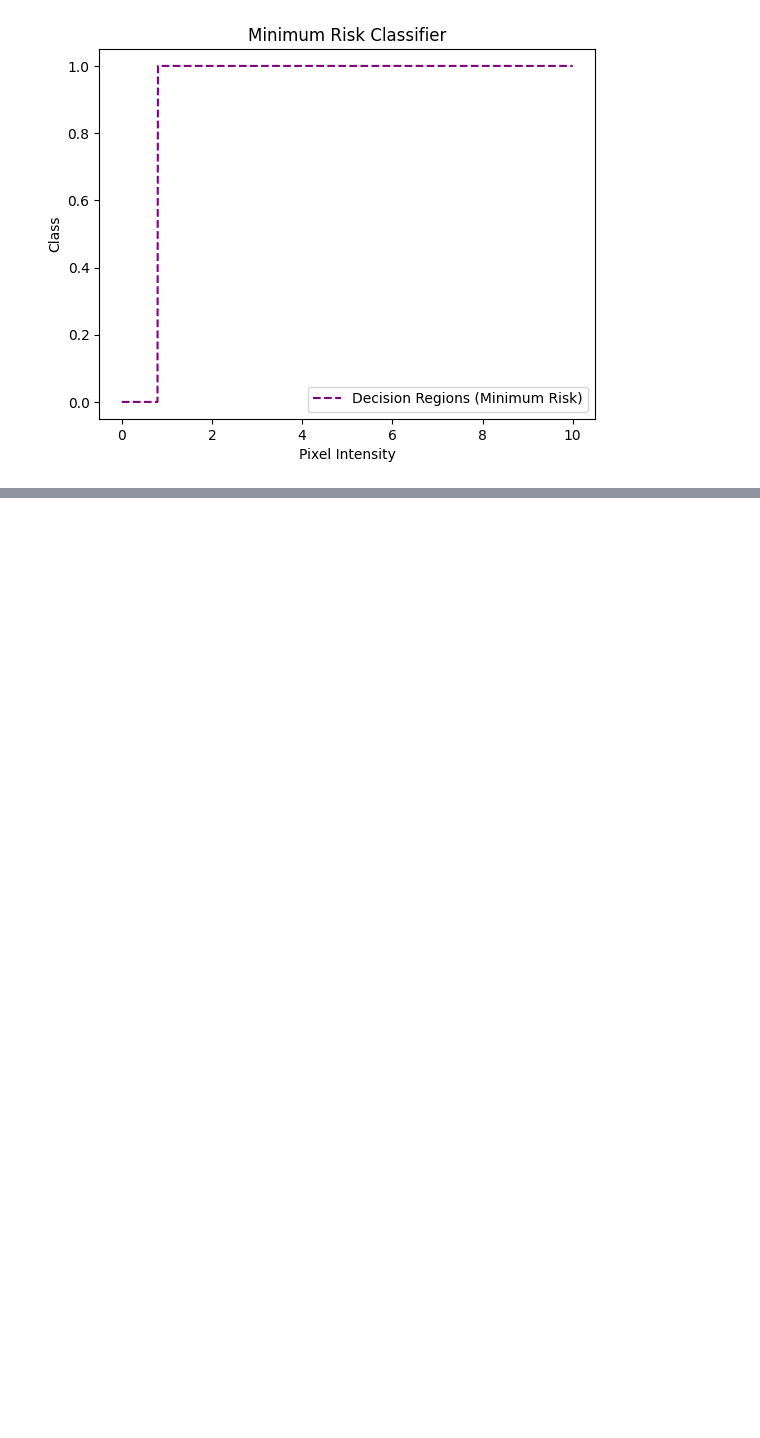
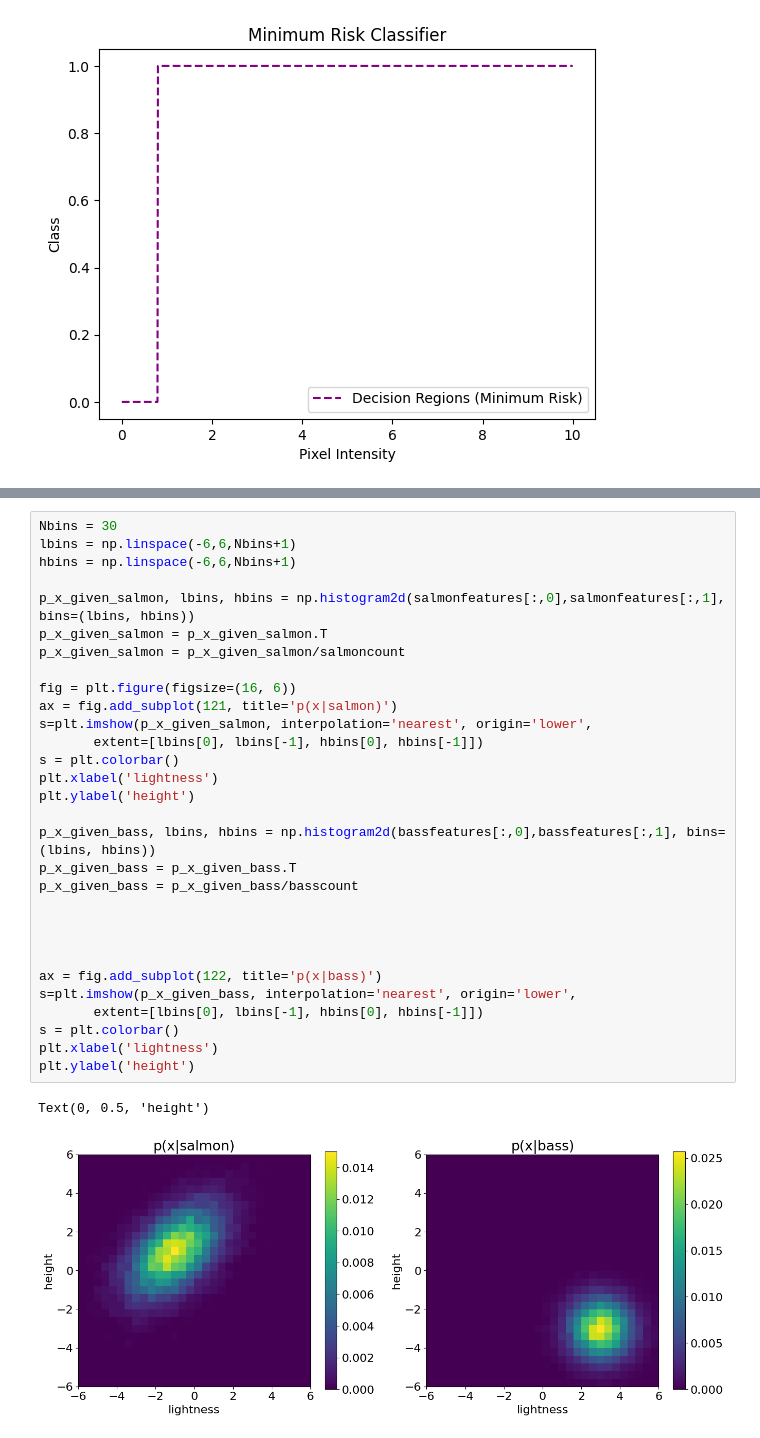
Before and after one commit to JayIke/machine-learning, a Jupyter notebook: hw5/hw5_python.ipynb, the cells around one changed output, grey strips where cells are left out. Saved outputs shown, nothing was run; the diff lists cells and outputs as text; blank space fills up the shorter version.

```diff
--- a/hw5/hw5_python.ipynb
+++ b/hw5/hw5_python.ipynb
@@ -138,0 +176,33 @@ plt.show()
+# %%
+Nbins = 30
+lbins = np.linspace(-6,6,Nbins+1)
+hbins = np.linspace(-6,6,Nbins+1)
+
+p_x_given_salmon, lbins, hbins = np.histogram2d(salmonfeatures[:,0],salmonfeatures[:,1], bins=(lbins, hbins))
+p_x_given_salmon = p_x_given_salmon.T
+p_x_given_salmon = p_x_given_salmon/salmoncount
+
+fig = plt.figure(figsize=(16, 6))
+ax = fig.add_subplot(121, title='p(x|salmon)')
+s=plt.imshow(p_x_given_salmon, interpolation='nearest', origin='lower',
+       extent=[lbins[0], lbins[-1], hbins[0], hbins[-1]])
+s = plt.colorbar()
+plt.xlabel('lightness')
+plt.ylabel('height')
+
+p_x_given_bass, lbins, hbins = np.histogram2d(bassfeatures[:,0],bassfeatures[:,1], bins=(lbins, hbins))
+p_x_given_bass = p_x_given_bass.T
+p_x_given_bass = p_x_given_bass/basscount
+
+
+
+
+ax = fig.add_subplot(122, title='p(x|bass)')
+s=plt.imshow(p_x_given_bass, interpolation='nearest', origin='lower',
+       extent=[lbins[0], lbins[-1], hbins[0], hbins[-1]])
+s = plt.colorbar()
+plt.xlabel('lightness')
+plt.ylabel('height')
+# %% [output]
+Text(0, 0.5, 'height')
+[figure, added]
```
Also changed, not shown: parts of 9 cells of this notebook, 2 other files.
